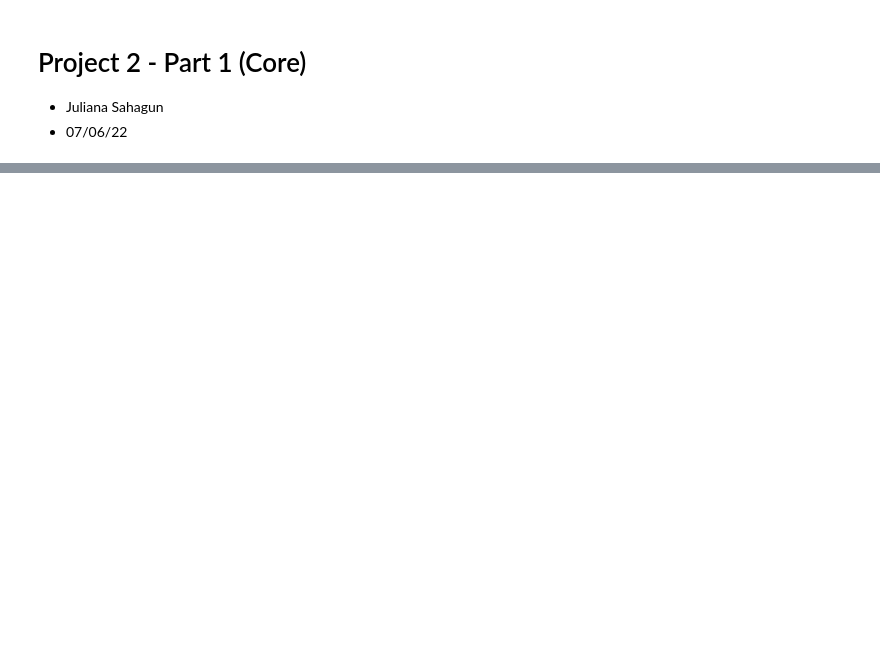
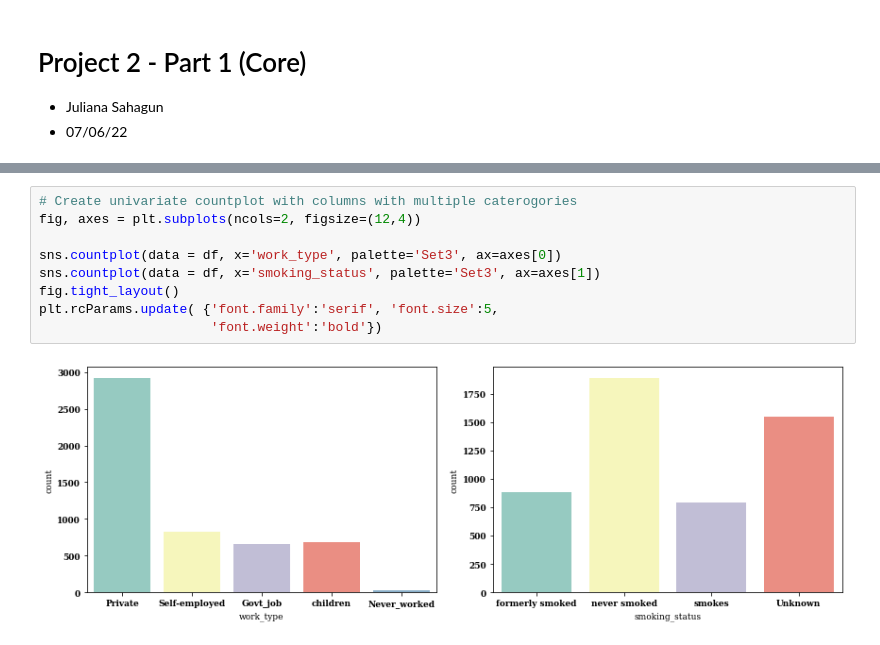
Before and after one commit to julianasaha/Risk-of-Stroke-Prediction, a Jupyter notebook: Project_2_Part_1_(Core).ipynb, the cells around one changed output, grey strips where cells are left out. Drawn from its saved outputs; the diff is of its cells as text; blank space fills up the shorter version.

```diff
--- a/Project_2_Part_1_(Core).ipynb
+++ b/Project_2_Part_1_(Core).ipynb
@@ -96,0 +200,11 @@ Size of the Data
+# %%
+# Create univariate countplot with columns with multiple caterogories
+fig, axes = plt.subplots(ncols=2, figsize=(12,4))
+
+sns.countplot(data = df, x='work_type', palette='Set3', ax=axes[0])
+sns.countplot(data = df, x='smoking_status', palette='Set3', ax=axes[1])
+fig.tight_layout()
+plt.rcParams.update( {'font.family':'serif', 'font.size':5,
+                      'font.weight':'bold'})
+# %% [output]
+[figure, added]
```
Also changed, not shown: parts of 25 cells of this notebook.
